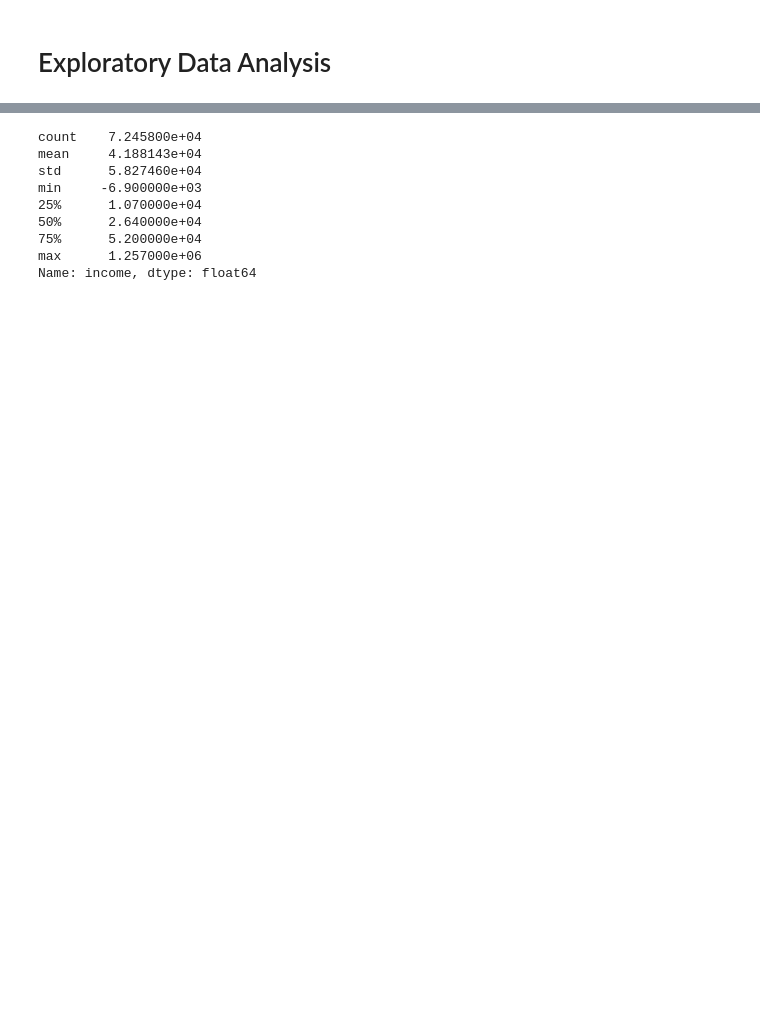
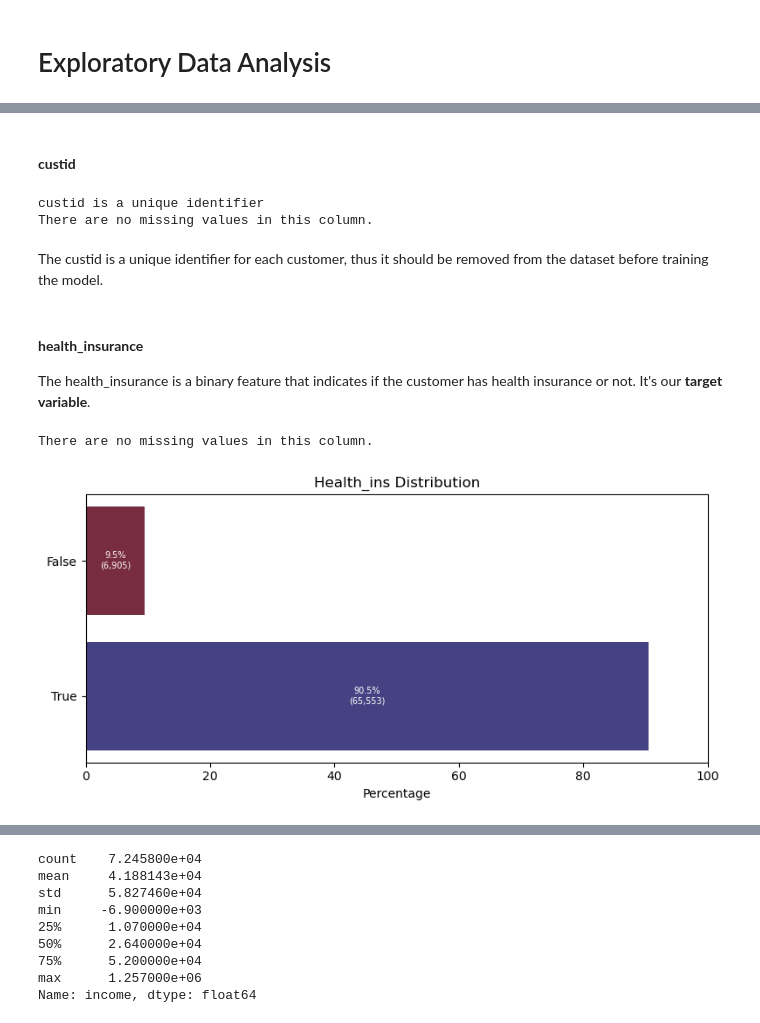
Before and after one commit to Adriano-7/feup-icd-project, a Jupyter notebook: src/1-data-visualization.ipynb, the cells around one changed output, grey strips where cells are left out. Saved outputs shown, nothing was run; the diff lists cells and outputs as text; code cells hidden in the pictures; blank space fills up the shorter version.

```diff
--- a/src/1-data-visualization.ipynb
+++ b/src/1-data-visualization.ipynb
@@ -175,0 +227,26 @@ Some of them have income
+# %% [markdown]
+#### **custid**
+# %%
+if(df['custid'].is_unique):
+    print("custid is a unique identifier")
+else:
+    print("custid is not a unique identifier")
+
+show_num_missing_values(df, 'custid')
+# %% [output]
+custid is a unique identifier
+There are no missing values in this column.
+# %% [markdown]
+The custid is a unique identifier for each customer, thus it should be removed from the dataset before training the model.
+# %% [markdown]
+#### **health_insurance**
+
+The health_insurance is a binary feature that indicates if the customer has health insurance or not. It's our **target variable**.
+# %%
+show_num_missing_values(df, 'health_ins')
+# %% [output]
+There are no missing values in this column.
+# %%
+plot_category_distribution(df, 'health_ins', 'icefire')
+# %% [output]
+[figure, added]
```
Also changed, not shown: parts of 142 cells of this notebook.
